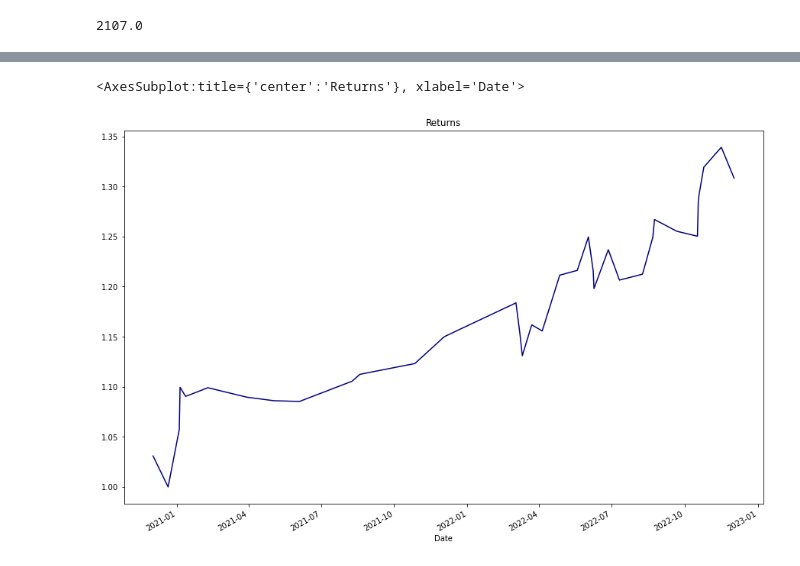
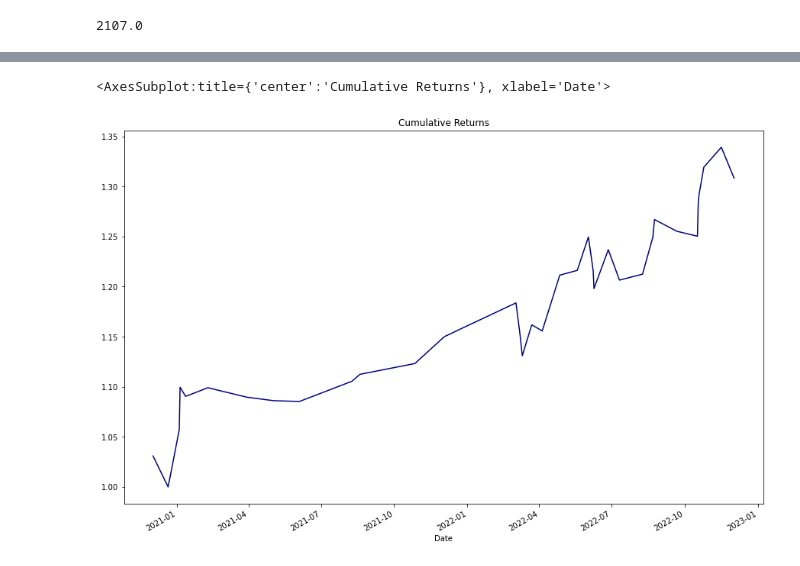
Before and after one commit to ggorovod/Sentiment-Trading-Model, a Jupyter notebook: Project.ipynb, the cells around one changed output, grey strips where cells are left out. Drawn from its saved outputs; the diff is of its cells as text; code cells hidden in the pictures.

```diff
--- a/Project.ipynb
+++ b/Project.ipynb
@@ -409,10 +424,0 @@ previous_price = 0
-# %%
-for index, row in algo.iterrows():
-    if row['cmpnd'] == 1:
-        algo.loc[index, "signal"] = "buy"
-        algo.loc[index, "cost/proceeds"] = -(row["Close"] * share_size)
-        accumulated_shares += share_size
-    if row['cmpnd'] == -1:
-        algo.loc[index, "signal"] = "sell"
-        algo.loc[index, "cost/proceeds"] = row["Close"] * accumulated_shares
-        accumulated_shares = 0
@@ -510,9 +468,10 @@ cd.tail(35)
 # %%
+#Set up a BACKTEST to buy 100 shares at 'Close' price and sell 100 shares at 'Day 2 Close' price when the signal is 'buy'. Create a Proceeds Columns to show result of each trade
 for index, row in algo_v2.iterrows():
     if row['cmpnd'] == 1:
         algo_v2.loc[index, "signal"] = "buy"
-        algo_v2.loc[index, "cost/proceeds"] = -(row["Close"] * share_size)+(row["Day 2 Close"] * share_size)
+        algo_v2.loc[index, "proceeds"] = -(row["Close"] * share_size)+(row["Day 2 Close"] * share_size)
     if row['cmpnd'] == -1:
-        algo_v2.loc[index, "signal"] = "sell"
-        algo_v2.loc[index, "cost/proceeds"] = 0
+        algo_v2.loc[index, "signal"] = "none"
+        algo_v2.loc[index, "proceeds"] = 0
 # %%
@@ -548,3 +516,5 @@ total_pct
 # %%
-algo_v2.head(35)
+#Review the Dataframe for the trades, removing the unnecessary rows that were not traded
+algo_v3 = algo_v2[algo_v2.cmpnd>0]
+algo_v3
 # %% [output]
@@ -702,5 +544,6 @@ algo_v2
 # %%
-cum_ret = (algo_v2['return']+1).cumprod()
+#Calculate the cummulative returns of all the trades
+cum_ret = (algo_v3['return']+1).cumprod()
 cum_ret
 # %% [output]
 Date
@@ -721,7 +564,8 @@ Date
 2022-12-09         NaN
 Name: return, dtype: float64
 # %%
-cum_ret.plot(figsize=(15,10), color= 'navy', title = 'Returns')
+#Plot the cummulative retunrns in line chart format
+cum_ret.plot(figsize=(15,10), color= 'navy', title = 'Cumulative Returns')
 # %% [output]
-<AxesSubplot:title={'center':'Returns'}, xlabel='Date'>
+<AxesSubplot:title={'center':'Cumulative Returns'}, xlabel='Date'>
-[figure, old version]
+[figure, new version]
```
Also changed, not shown: parts of 65 cells of this notebook, 2 other files.
